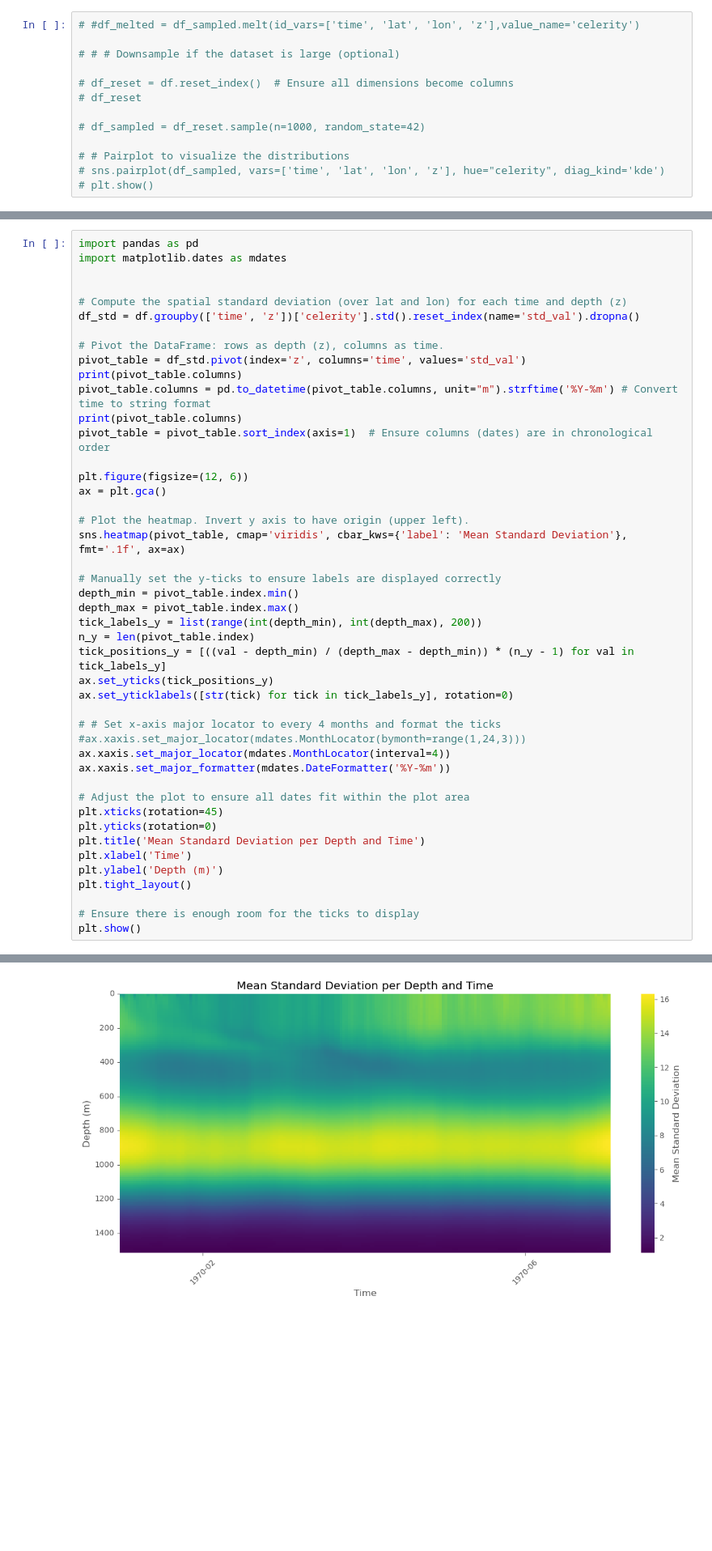
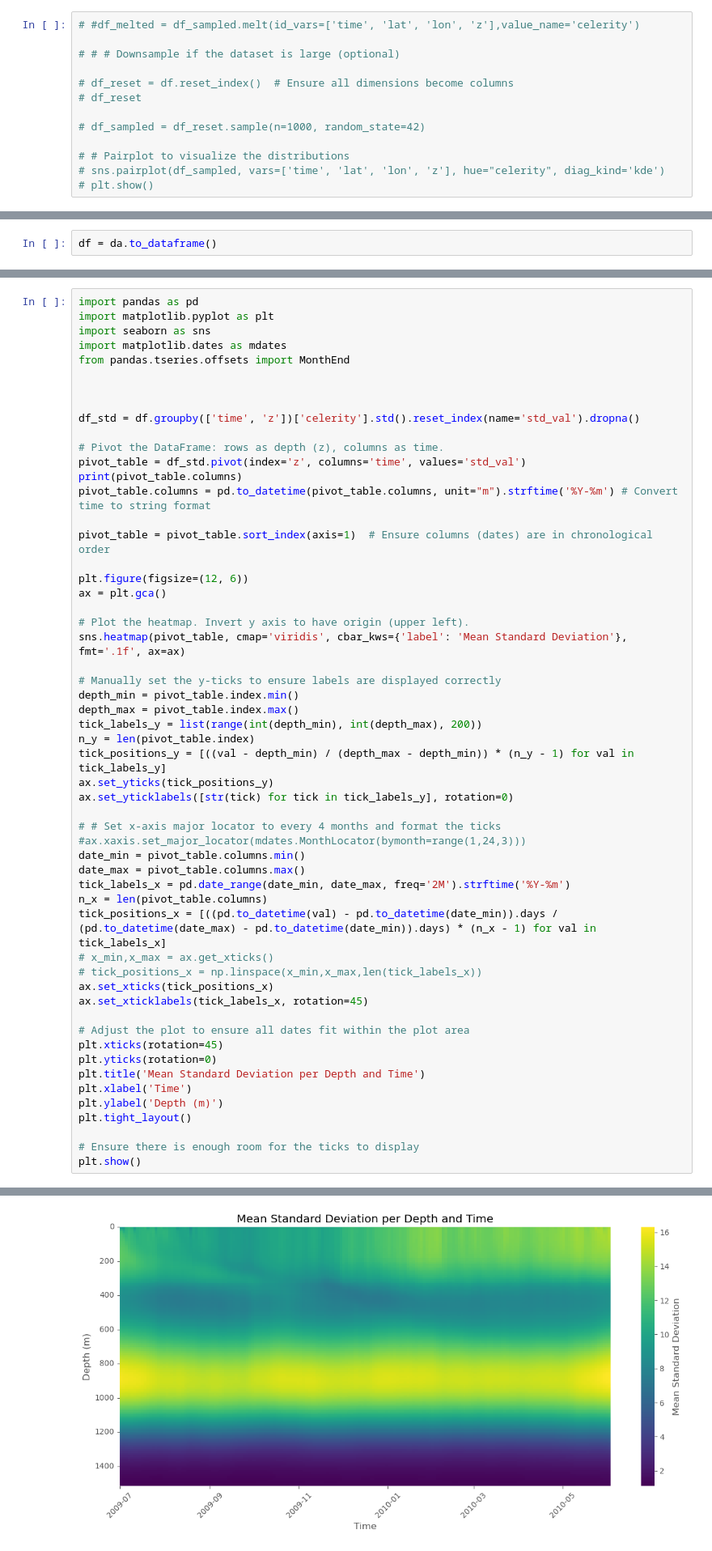
Before and after one commit to CIA-Oceanix/FASCINATION, a Jupyter notebook: notebooks/homogenous_sampling.ipynb, the cells around one changed output, grey strips where cells are left out. Shown at 81% size. Saved outputs shown, nothing was run; the diff lists cells and outputs as text; blank space fills up the shorter version.

```diff
--- a/notebooks/homogenous_sampling.ipynb
+++ b/notebooks/homogenous_sampling.ipynb
@@ -376,3 +378,5 @@ plt.show()
+# %%
+df = da.to_dataframe()
 # %%
 df_std = df.groupby(['time', 'z'])['celerity'].std().reset_index(name='std_val')
 
@@ -466,16 +464,19 @@ AttributeError: 'DataFrame' object has no attribute 'coords'
 # %%
 import pandas as pd
+import matplotlib.pyplot as plt
+import seaborn as sns
 import matplotlib.dates as mdates
+from pandas.tseries.offsets import MonthEnd
 
 
-# Compute the spatial standard deviation (over lat and lon) for each time and depth (z)
+
 df_std = df.groupby(['time', 'z'])['celerity'].std().reset_index(name='std_val').dropna()
 
 # Pivot the DataFrame: rows as depth (z), columns as time.
 pivot_table = df_std.pivot(index='z', columns='time', values='std_val')
 print(pivot_table.columns)
 pivot_table.columns = pd.to_datetime(pivot_table.columns, unit="m").strftime('%Y-%m') # Convert time to string format
-print(pivot_table.columns)
+
 pivot_table = pivot_table.sort_index(axis=1)  # Ensure columns (dates) are in chronological order
 
 plt.figure(figsize=(12, 6))
@@ -495,8 +496,15 @@ ax.set_yticklabels([str(tick) for tick in tick_labels_y], rotation=0)
 
 # # Set x-axis major locator to every 4 months and format the ticks
 #ax.xaxis.set_major_locator(mdates.MonthLocator(bymonth=range(1,24,3)))
-ax.xaxis.set_major_locator(mdates.MonthLocator(interval=4))
-ax.xaxis.set_major_formatter(mdates.DateFormatter('%Y-%m'))
+date_min = pivot_table.columns.min()
+date_max = pivot_table.columns.max()
+tick_labels_x = pd.date_range(date_min, date_max, freq='2M').strftime('%Y-%m')
+n_x = len(pivot_table.columns)
+tick_positions_x = [((pd.to_datetime(val) - pd.to_datetime(date_min)).days / (pd.to_datetime(date_max) - pd.to_datetime(date_min)).days) * (n_x - 1) for val in tick_labels_x]
+# x_min,x_max = ax.get_xticks()
+# tick_positions_x = np.linspace(x_min,x_max,len(tick_labels_x))
+ax.set_xticks(tick_positions_x)
+ax.set_xticklabels(tick_labels_x, rotation=45)
 
 # Adjust the plot to ensure all dates fit within the plot area
 plt.xticks(rotation=45)
@@ -530 +532 @@ Index(['2009-07', '2009-07', '2009-07', '2009-07', '2009-07', '2009-07',
-[figure, old version]
+[figure, new version]
```
Also changed, not shown: parts of 19 cells of this notebook, 10 other files.
